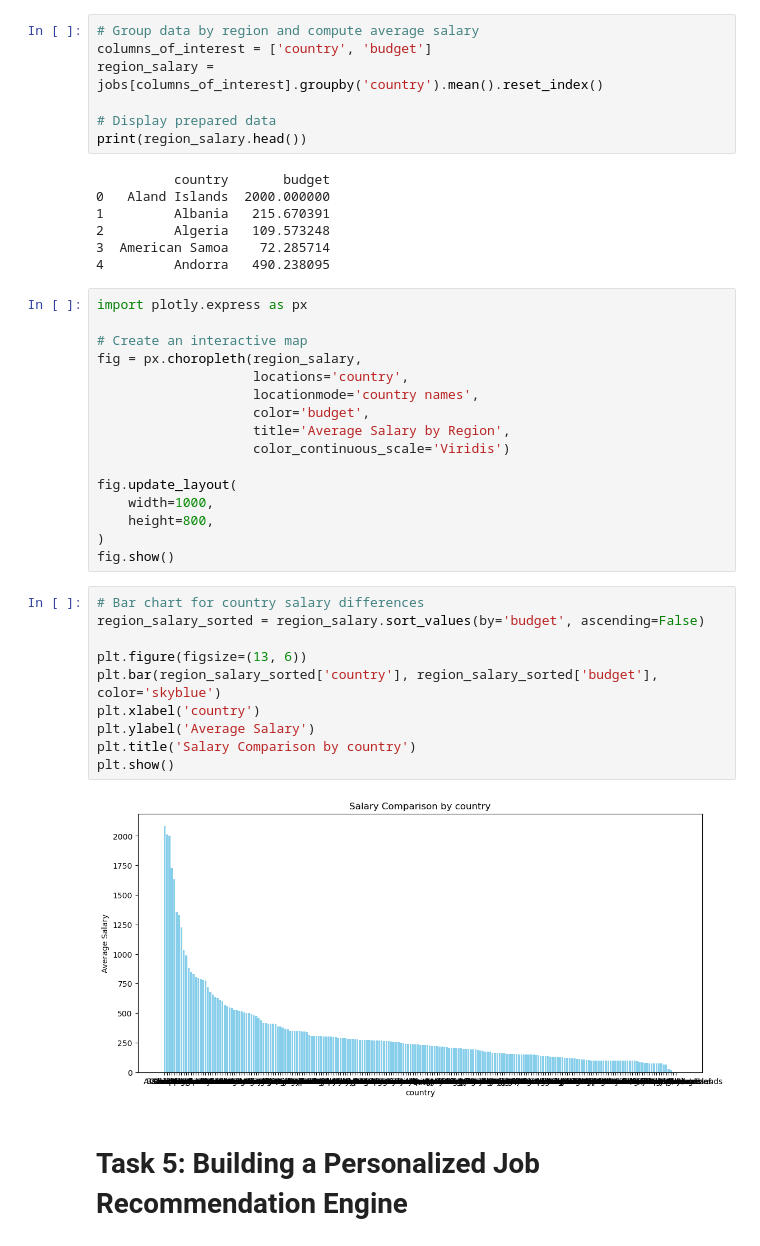
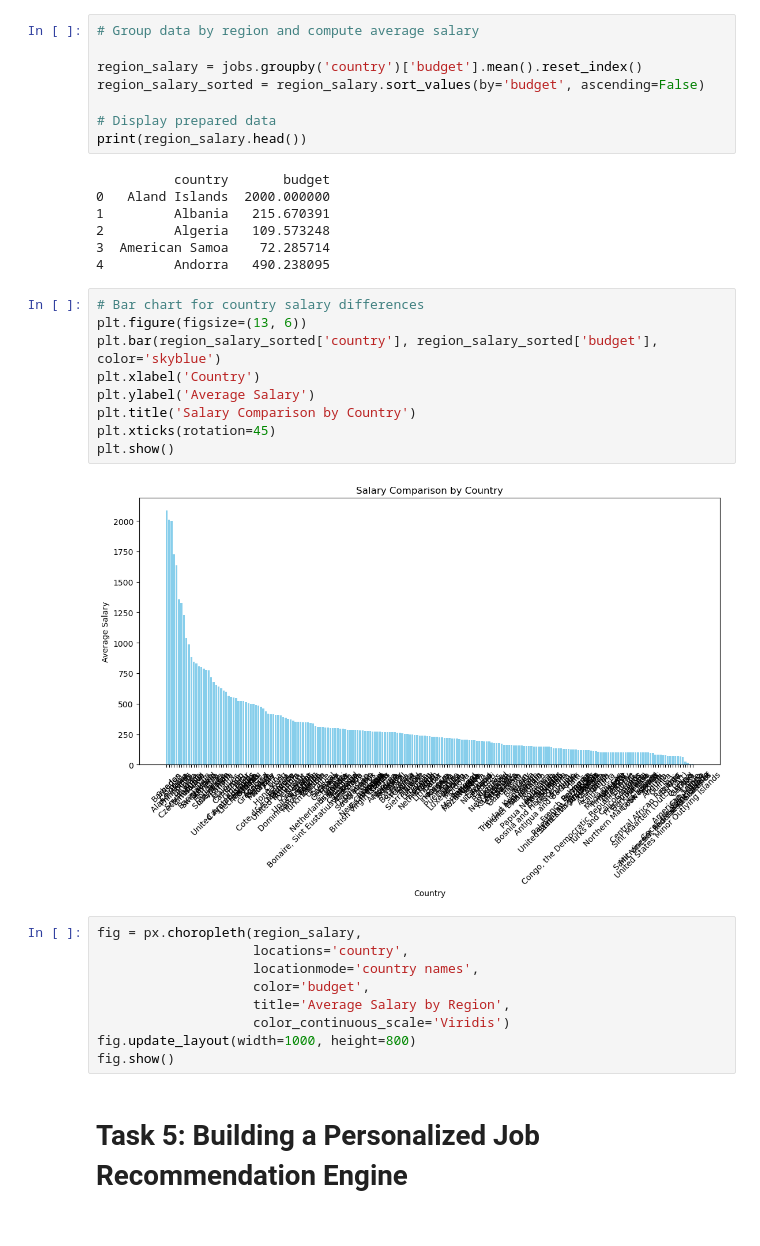
Before and after one commit to deewanker/Career_Trends, a Jupyter notebook: Career_Trends_Explorer.ipynb, the cells around one changed output. Saved outputs shown, nothing was run; the diff lists cells and outputs as text.

```diff
--- a/Career_Trends_Explorer.ipynb
+++ b/Career_Trends_Explorer.ipynb
@@ -376,8 +435,9 @@ plt.show()
 # Task 4:  Comparative Salary Analysis by Region
 # %%
 # Group data by region and compute average salary
-columns_of_interest = ['country', 'budget']
-region_salary = jobs[columns_of_interest].groupby('country').mean().reset_index()
+
+region_salary = jobs.groupby('country')['budget'].mean().reset_index()
+region_salary_sorted = region_salary.sort_values(by='budget', ascending=False)
 
 # Display prepared data
 print(region_salary.head())
@@ -388,34 +448,26 @@ print(region_salary.head())
 2         Algeria   109.573248
 3  American Samoa    72.285714
 4         Andorra   490.238095
-# %%
-import plotly.express as px
-
-# Create an interactive map
-fig = px.choropleth(region_salary,
-                    locations='country',
-                    locationmode='country names',
-                    color='budget',
-                    title='Average Salary by Region',
-                    color_continuous_scale='Viridis')
-
-fig.update_layout(
-    width=1000,
-    height=800,
-)
-fig.show()
 # %%
 # Bar chart for country salary differences
-region_salary_sorted = region_salary.sort_values(by='budget', ascending=False)
-
 plt.figure(figsize=(13, 6))
 plt.bar(region_salary_sorted['country'], region_salary_sorted['budget'], color='skyblue')
-plt.xlabel('country')
+plt.xlabel('Country')
 plt.ylabel('Average Salary')
-plt.title('Salary Comparison by country')
+plt.title('Salary Comparison by Country')
+plt.xticks(rotation=45)
 plt.show()
 # %% [output]
-[figure, old version]
+[figure, new version]
+# %%
+fig = px.choropleth(region_salary,
+                    locations='country',
+                    locationmode='country names',
+                    color='budget',
+                    title='Average Salary by Region',
+                    color_continuous_scale='Viridis')
+fig.update_layout(width=1000, height=800)
+fig.show()
 # %% [markdown]
 # Task 5: Building a Personalized Job Recommendation Engine
 # %% [markdown]
```
Also changed, not shown: parts of 38 cells of this notebook.
